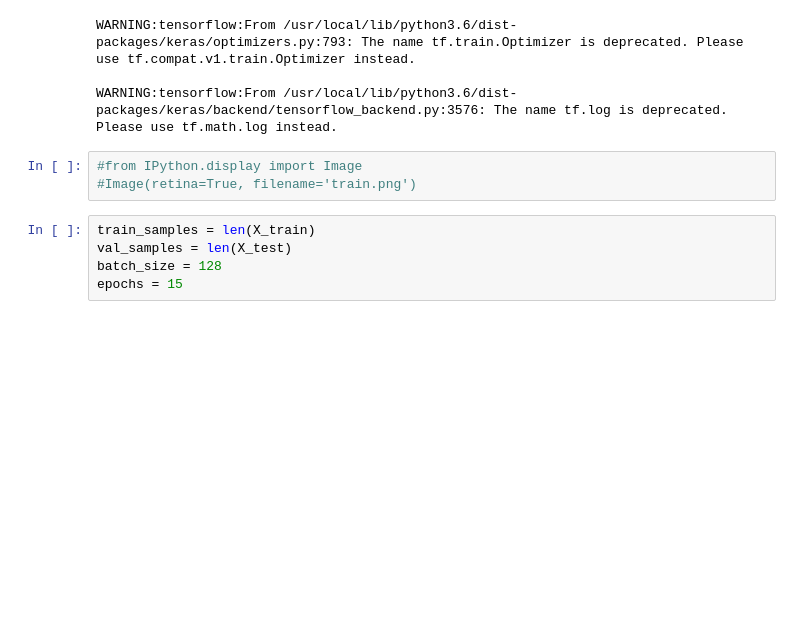
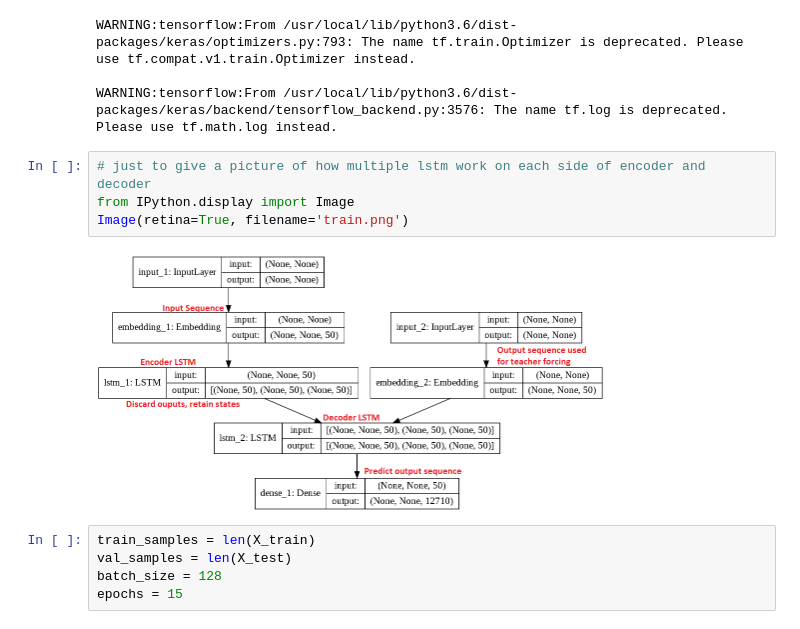
Before and after one commit to HassanSherwani/Language_Translator, a Jupyter notebook: Encoder_Decoder_Model.ipynb, the cells around one changed output. Drawn from its saved outputs; the diff is of its cells as text; blank space fills up the shorter version.

```diff
--- a/Encoder_Decoder_Model.ipynb
+++ b/Encoder_Decoder_Model.ipynb
@@ -275,8 +370,11 @@ WARNING:tensorflow:From /usr/local/lib/python3.6/dist-packages/keras/optimizers.
 
 WARNING:tensorflow:From /usr/local/lib/python3.6/dist-packages/keras/backend/tensorflow_backend.py:3576: The name tf.log is deprecated. Please use tf.math.log instead.
 # %%
-#from IPython.display import Image
-#Image(retina=True, filename='train.png')
+# just to give a picture of how multiple lstm work on each side of encoder and decoder
+from IPython.display import Image
+Image(retina=True, filename='train.png')
+# %% [output]
+[figure, added]
 # %%
 train_samples = len(X_train)
 val_samples = len(X_test)
```
Also changed, not shown: parts of 54 cells of this notebook.
